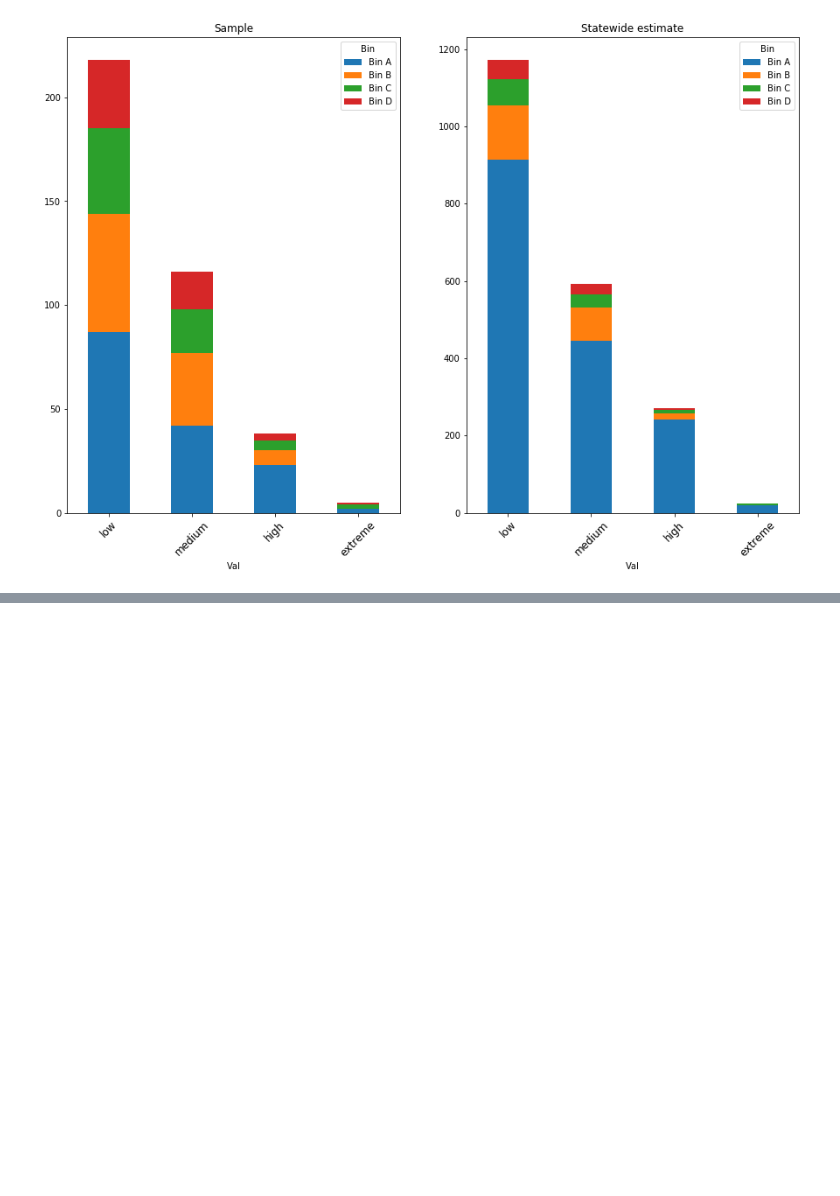
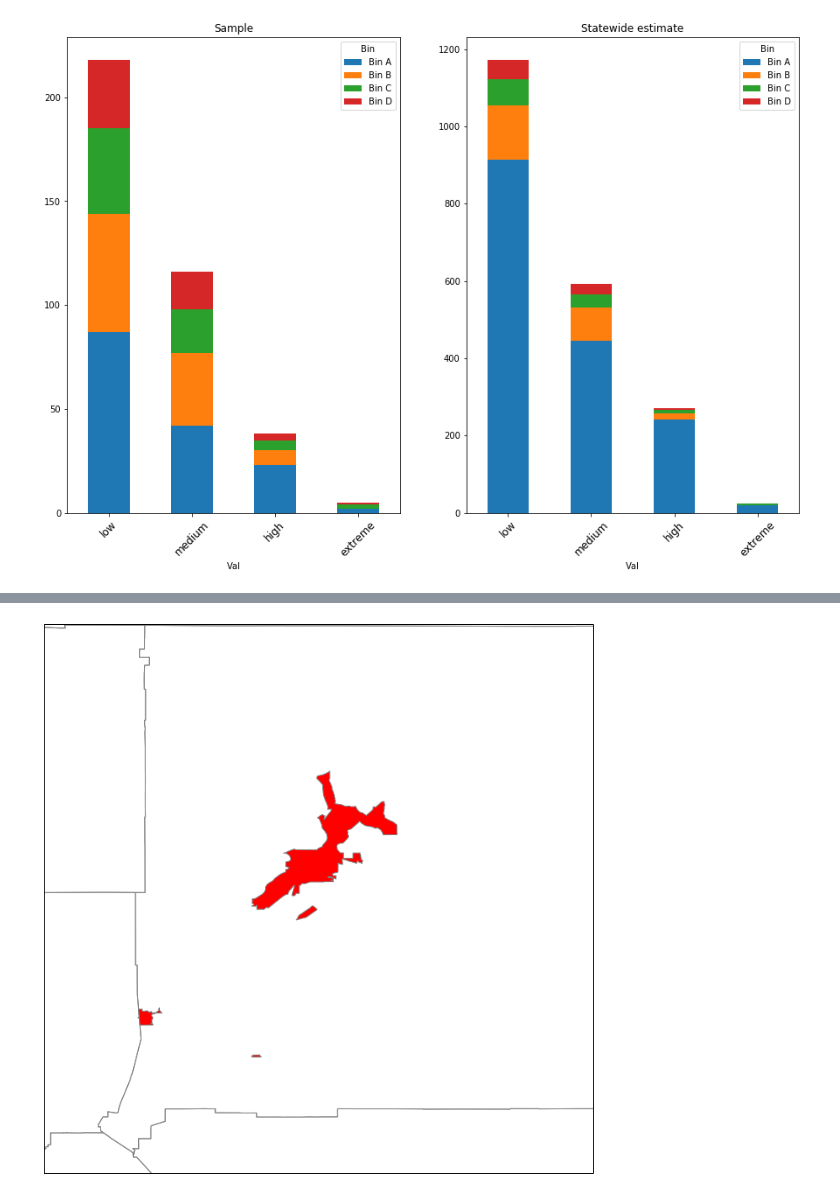
Before and after one commit to ScottCoffin/EconImpact, a Jupyter notebook: Python/Data Processing.ipynb, the cells around one changed output, grey strips where cells are left out. Cells and saved outputs as stored; diff of their text form; code cells hidden in the pictures; blank space fills up the shorter version.

```diff
--- a/Python/Data Processing.ipynb
+++ b/Python/Data Processing.ipynb
@@ -436,0 +525,16 @@ ax[1].set_xticklabels(['low','medium','high','extreme'],rotation=45,size=12)
+# %%
+zip_pc_tot=['94569','92397','95422','93455','92311','90028','90232','90001','90008','92378']
+tp_shapes=[]
+for z in zlist:
+    zname=z.attributes['ZCTA5CE10']
+    if zname in zip_pc_tot:
+        tp_shapes+=[z.geometry]
+TPZIPS=cfeature.ShapelyFeature(tp_shapes,ccrs.PlateCarree())
+
+zip_pc_1000=['92341','93558','91307','91436','90003','91304','90047','91311','93528','91042']
+t1_shapes=[]
+for z in zlist:
+    zname=z.attributes['ZCTA5CE10']
+    if zname in zip_pc_1000:
+        t1_shapes+=[z.geometry]
+T1ZIPS=cfeature.ShapelyFeature(t1_shapes,ccrs.PlateCarree())
@@ -436,0 +582,22 @@ ax[1].set_xticklabels(['low','medium','high','extreme'],rotation=45,size=12)
+# %%
+fig,ax=plt.subplots(figsize=(20,12))
+ax = plt.axes(projection=ccrs.PlateCarree())
+ax.add_feature(cfeature.STATES.with_scale('10m'))
+ax.add_feature(cfeature.OCEAN.with_scale('50m'))
+#ax.add_feature(cfeature.LAKES.with_scale('50m'))
+ax.add_feature(COUNTIES, facecolor='none', edgecolor='gray')
+
+#Total number of households
+ax.add_feature(TPZIPS, facecolor='red', edgecolor='gray')
+#Full extent
+ax.set_extent([-124,-114,33,42])
+#zooming in, SoCal
+#ax.set_extent([-119,-118,33.8,34.8])
+#Zooming in, NorCal
+#ax.set_extent([-123.5,-121.5,37.5,39.2])
+#Zooming in, LA
+#ax.set_extent([-118.5,-117.8,33.5,34.2])
+#Zooming in, San Bernardino
+ax.set_extent([-118,-116,33.8,35.8])
+# %% [output]
+[figure, added]
```
Also changed, not shown: parts of 8 cells of this notebook.
